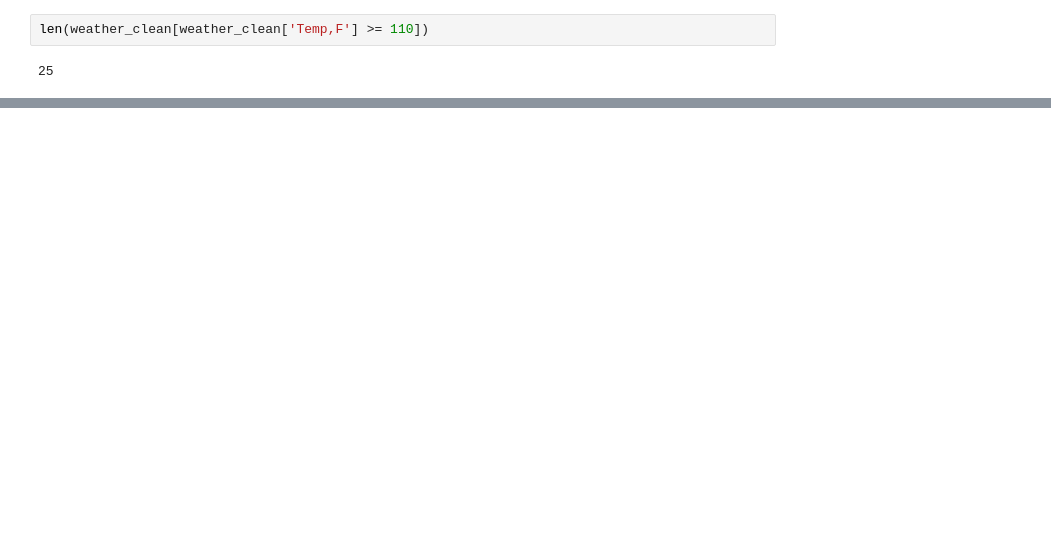
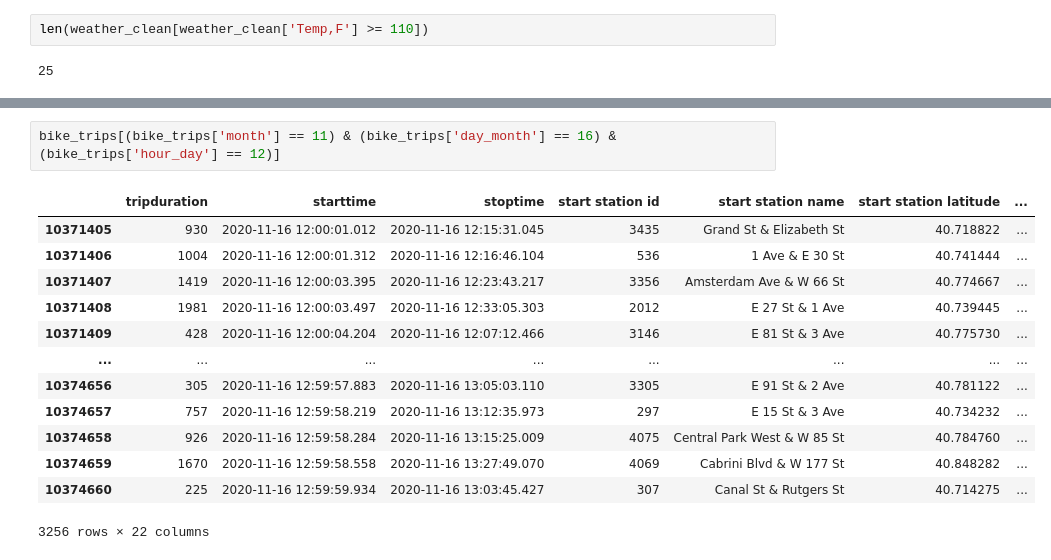
Before and after one commit to leckieje/fair_weather_cyclists, a Jupyter notebook: bike_weather_20.ipynb, the cells around one changed output, grey strips where cells are left out. Cells and saved outputs as stored; diff of their text form; blank space fills up the shorter version.

Commit message:
trying to merge dataframes

```diff
--- a/bike_weather_20.ipynb
+++ b/bike_weather_20.ipynb
@@ -497,0 +567,16 @@ weather_clean[weather_clean['Temp,F'] >= 110]
+# %%
+bike_trips[(bike_trips['month'] == 11) & (bike_trips['day_month'] == 16) & (bike_trips['hour_day'] == 12)]
+# %% [output]
+|  | tripduration | starttime | stoptime | start station id | start station name | start station latitude | ... |
+| 10371405 | 930 | 2020-11-16 12:00:01.012 | 2020-11-16 12:15:31.045 | 3435 | Grand St & Elizabeth St | 40.718822 | ... |
+| 10371406 | 1004 | 2020-11-16 12:00:01.312 | 2020-11-16 12:16:46.104 | 536 | 1 Ave & E 30 St | 40.741444 | ... |
+| 10371407 | 1419 | 2020-11-16 12:00:03.395 | 2020-11-16 12:23:43.217 | 3356 | Amsterdam Ave & W 66 St | 40.774667 | ... |
+| 10371408 | 1981 | 2020-11-16 12:00:03.497 | 2020-11-16 12:33:05.303 | 2012 | E 27 St & 1 Ave | 40.739445 | ... |
+| 10371409 | 428 | 2020-11-16 12:00:04.204 | 2020-11-16 12:07:12.466 | 3146 | E 81 St & 3 Ave | 40.775730 | ... |
+| ... | ... | ... | ... | ... | ... | ... | ... |
+| 10374656 | 305 | 2020-11-16 12:59:57.883 | 2020-11-16 13:05:03.110 | 3305 | E 91 St & 2 Ave | 40.781122 | ... |
+| 10374657 | 757 | 2020-11-16 12:59:58.219 | 2020-11-16 13:12:35.973 | 297 | E 15 St & 3 Ave | 40.734232 | ... |
+| 10374658 | 926 | 2020-11-16 12:59:58.284 | 2020-11-16 13:15:25.009 | 4075 | Central Park West & W 85 St | 40.784760 | ... |
+| 10374659 | 1670 | 2020-11-16 12:59:58.558 | 2020-11-16 13:27:49.070 | 4069 | Cabrini Blvd & W 177 St | 40.848282 | ... |
+| 10374660 | 225 | 2020-11-16 12:59:59.934 | 2020-11-16 13:03:45.427 | 307 | Canal St & Rutgers St | 40.714275 | ... |
+3256 rows × 22 columns
```
Also changed, not shown: parts of 19 cells of this notebook.
